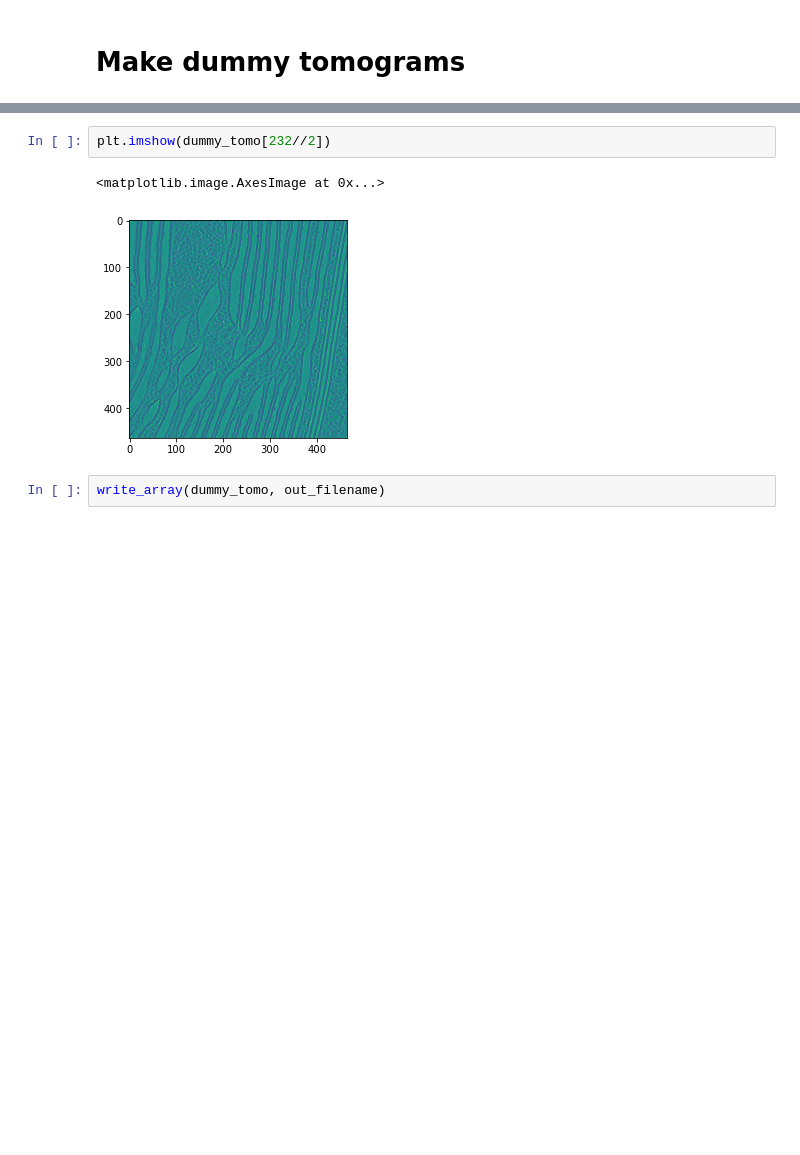
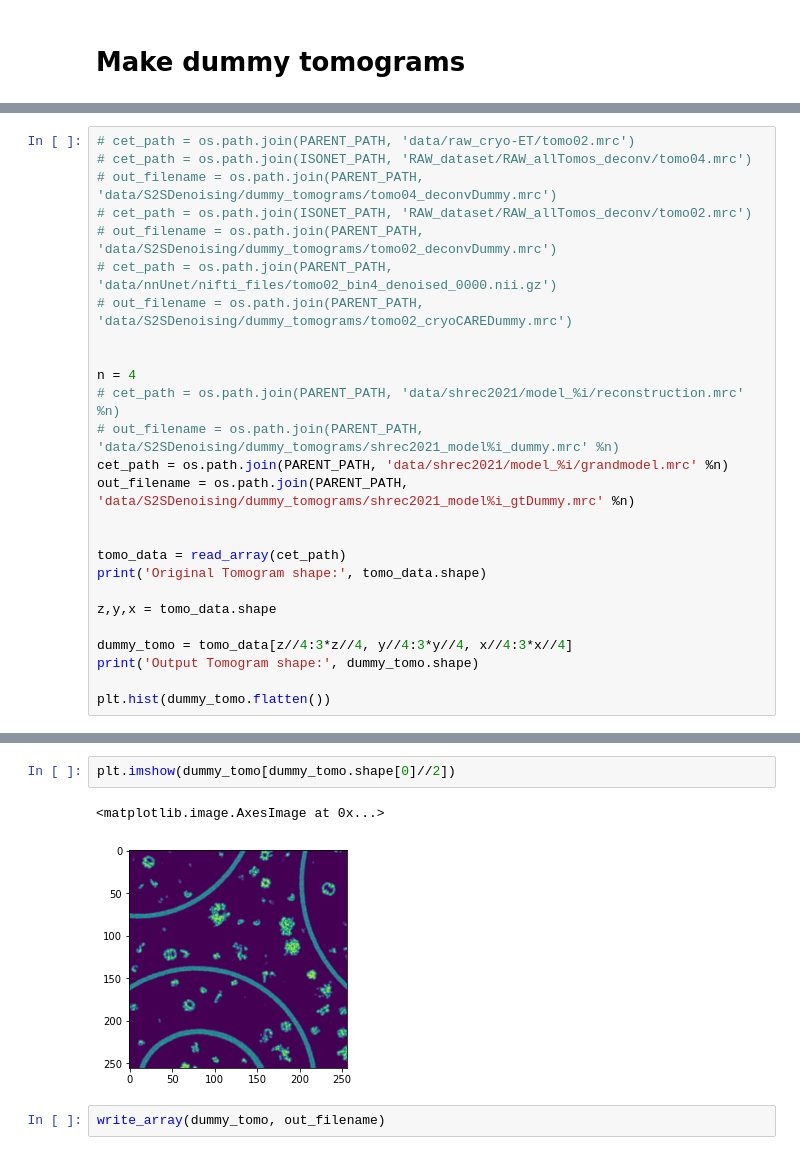
Before and after one commit to Fickincool/master-thesis, a Jupyter notebook: Notebooks/6.00_self2selfDenoising/6.05_make_dummy+noisy_tomogram.ipynb, the cells around one changed output, grey strips where cells are left out. Cells and saved outputs as stored; diff of their text form; blank space fills up the shorter version.

```diff
--- a/Notebooks/6.00_self2selfDenoising/6.05_make_dummy+noisy_tomogram.ipynb
+++ b/Notebooks/6.00_self2selfDenoising/6.05_make_dummy+noisy_tomogram.ipynb
@@ -64,0 +33,26 @@ plt.hist(dummy_tomo.flatten())
+# %%
+# cet_path = os.path.join(PARENT_PATH, 'data/raw_cryo-ET/tomo02.mrc')
+# cet_path = os.path.join(ISONET_PATH, 'RAW_dataset/RAW_allTomos_deconv/tomo04.mrc')
+# out_filename = os.path.join(PARENT_PATH, 'data/S2SDenoising/dummy_tomograms/tomo04_deconvDummy.mrc')
+# cet_path = os.path.join(ISONET_PATH, 'RAW_dataset/RAW_allTomos_deconv/tomo02.mrc')
+# out_filename = os.path.join(PARENT_PATH, 'data/S2SDenoising/dummy_tomograms/tomo02_deconvDummy.mrc')
+# cet_path = os.path.join(PARENT_PATH, 'data/nnUnet/nifti_files/tomo02_bin4_denoised_0000.nii.gz')
+# out_filename = os.path.join(PARENT_PATH, 'data/S2SDenoising/dummy_tomograms/tomo02_cryoCAREDummy.mrc')
+
+
+n = 4
+# cet_path = os.path.join(PARENT_PATH, 'data/shrec2021/model_%i/reconstruction.mrc' %n)
+# out_filename = os.path.join(PARENT_PATH, 'data/S2SDenoising/dummy_tomograms/shrec2021_model%i_dummy.mrc' %n)
+cet_path = os.path.join(PARENT_PATH, 'data/shrec2021/model_%i/grandmodel.mrc' %n)
+out_filename = os.path.join(PARENT_PATH, 'data/S2SDenoising/dummy_tomograms/shrec2021_model%i_gtDummy.mrc' %n)
+
+
+tomo_data = read_array(cet_path)
+print('Original Tomogram shape:', tomo_data.shape)
+
+z,y,x = tomo_data.shape
+
+dummy_tomo = tomo_data[z//4:3*z//4, y//4:3*y//4, x//4:3*x//4]
+print('Output Tomogram shape:', dummy_tomo.shape)
+
+plt.hist(dummy_tomo.flatten())
@@ -65,8 +70,8 @@ plt.hist(dummy_tomo.flatten())
 # %%
-plt.imshow(dummy_tomo[232//2])
+plt.imshow(dummy_tomo[dummy_tomo.shape[0]//2])
 # %% [output]
 <matplotlib.image.AxesImage at 0x...>
-[figure, old version]
+[figure, new version]
 # %%
 write_array(dummy_tomo, out_filename)
 # %% [markdown]
```
Also changed, not shown: parts of 12 cells of this notebook, 5 other files.
